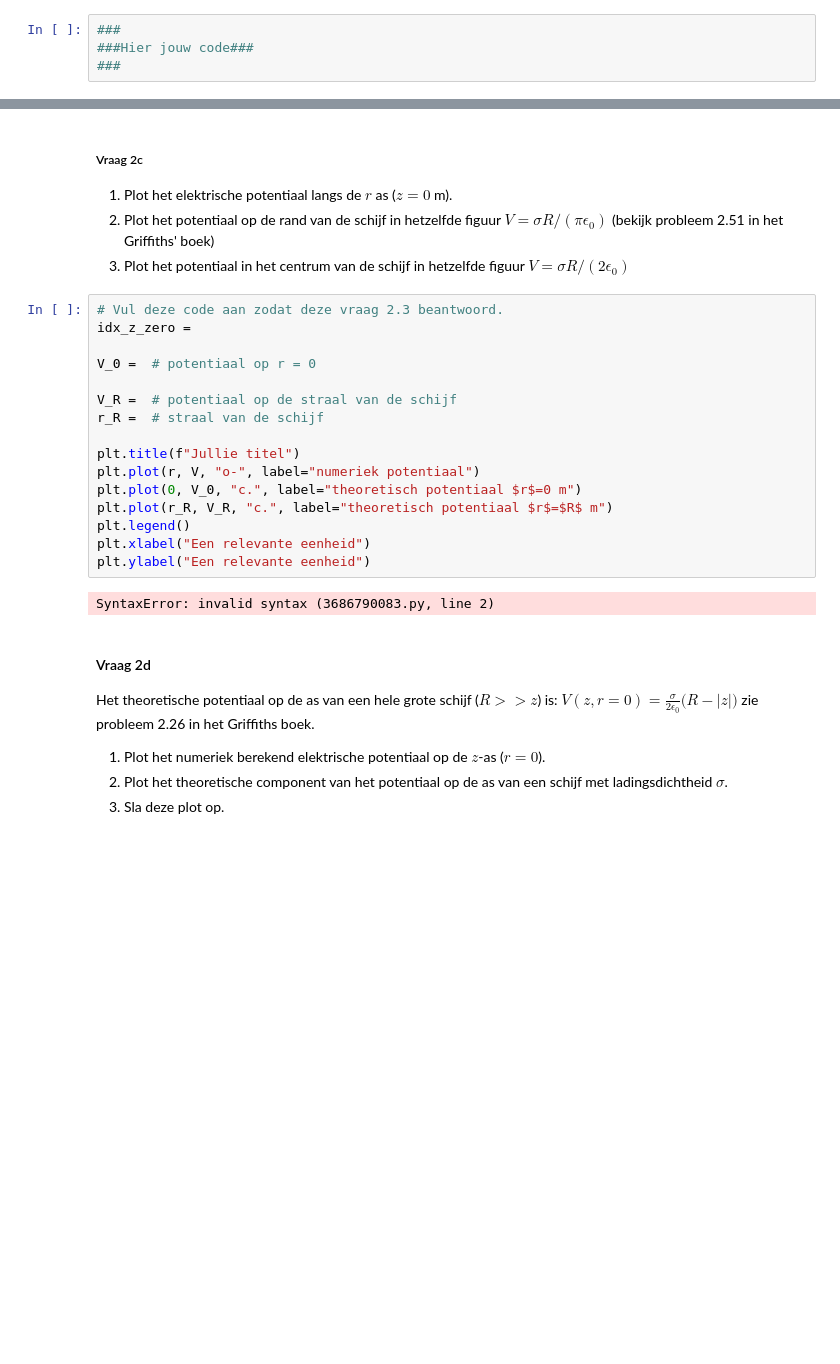
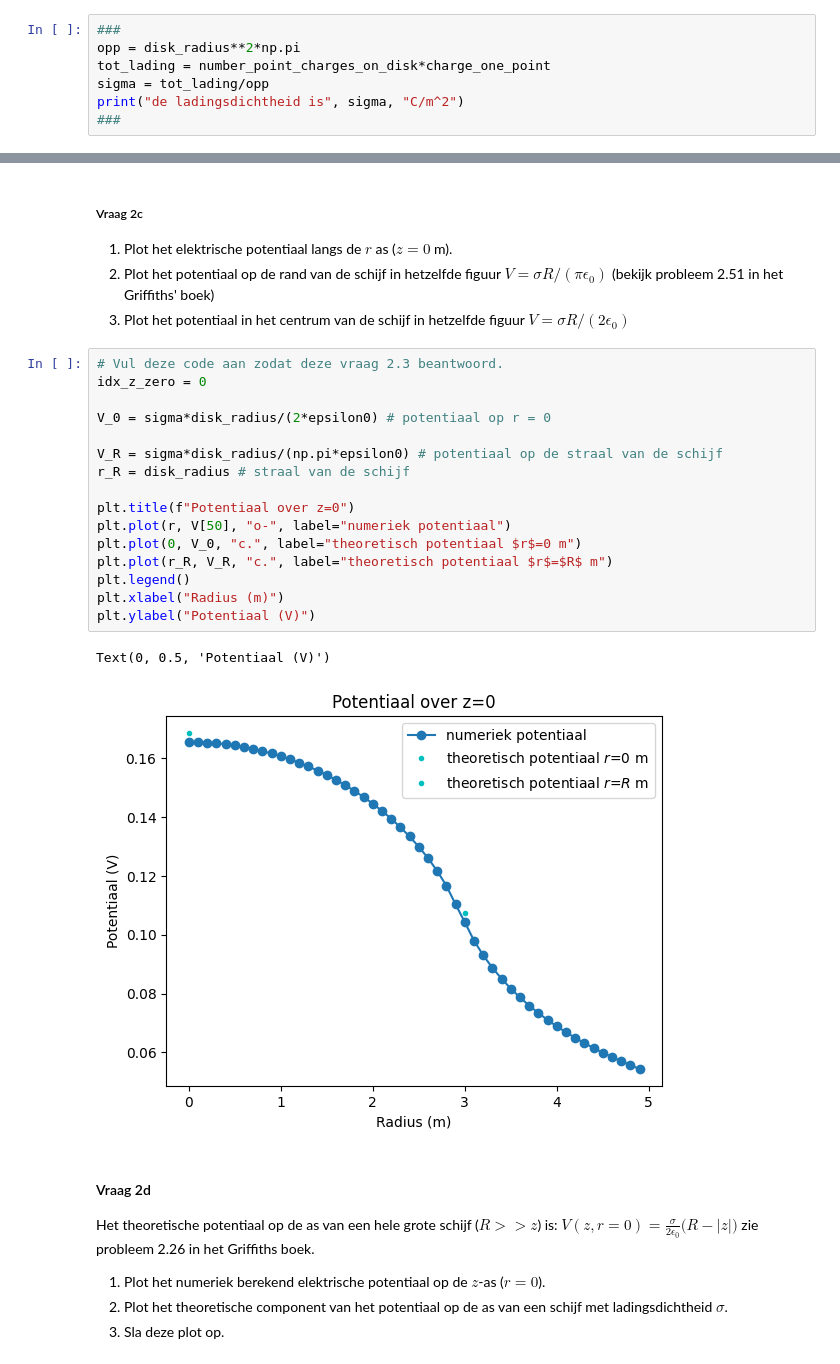
Before and after one commit to Rune-TuDelft/opdrachten-DEF-D, a Jupyter notebook: DigitaleOntwerpopdrachten/1CondensatorOpdracht/CondensatorOntwerpopdracht.ipynb, the cells around one changed output, grey strips where cells are left out. Drawn from its saved outputs; the diff is of its cells as text; blank space fills up the shorter version.

```diff
--- a/DigitaleOntwerpopdrachten/1CondensatorOpdracht/CondensatorOntwerpopdracht.ipynb
+++ b/DigitaleOntwerpopdrachten/1CondensatorOpdracht/CondensatorOntwerpopdracht.ipynb
@@ -146,4 +147,7 @@ Het aantal punten dat gebruikt wordt om de schijf te creëren is number_point_ch
 # %%
 ###
-###Hier jouw code###
+opp = disk_radius**2*np.pi
+tot_lading = number_point_charges_on_disk*charge_one_point
+sigma = tot_lading/opp
+print("de ladingsdichtheid is", sigma, "C/m^2")
 ###
@@ -156,22 +162,23 @@ Het aantal punten dat gebruikt wordt om de schijf te creëren is number_point_ch
 3. Plot het potentiaal in het centrum van de schijf in hetzelfde figuur $V = \sigma R/(2 \epsilon_0)$
 # %%
 # Vul deze code aan zodat deze vraag 2.3 beantwoord.
-idx_z_zero =
+idx_z_zero = 0
 
-V_0 =  # potentiaal op r = 0
+V_0 = sigma*disk_radius/(2*epsilon0) # potentiaal op r = 0
 
-V_R =  # potentiaal op de straal van de schijf
-r_R =  # straal van de schijf
+V_R = sigma*disk_radius/(np.pi*epsilon0) # potentiaal op de straal van de schijf
+r_R = disk_radius # straal van de schijf
 
-plt.title(f"Jullie titel")
-plt.plot(r, V, "o-", label="numeriek potentiaal")
+plt.title(f"Potentiaal over z=0")
+plt.plot(r, V[50], "o-", label="numeriek potentiaal")
 plt.plot(0, V_0, "c.", label="theoretisch potentiaal $r$=0 m")
 plt.plot(r_R, V_R, "c.", label="theoretisch potentiaal $r$=$R$ m")
 plt.legend()
-plt.xlabel("Een relevante eenheid")
-plt.ylabel("Een relevante eenheid")
+plt.xlabel("Radius (m)")
+plt.ylabel("Potentiaal (V)")
 # %% [output]
-SyntaxError: invalid syntax (3686790083.py, line 2)
+Text(0, 0.5, 'Potentiaal (V)')
+[figure, added]
 # %% [markdown]
 #### Vraag 2d
 
```
Also changed, not shown: parts of 6 cells of this notebook.
